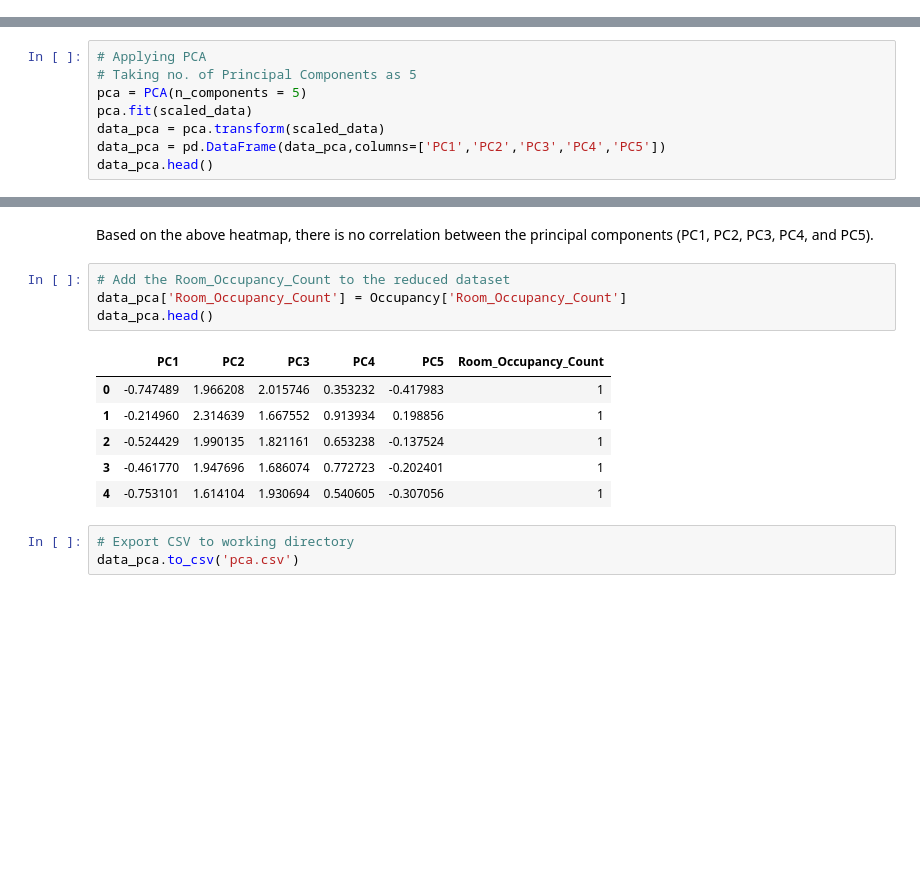
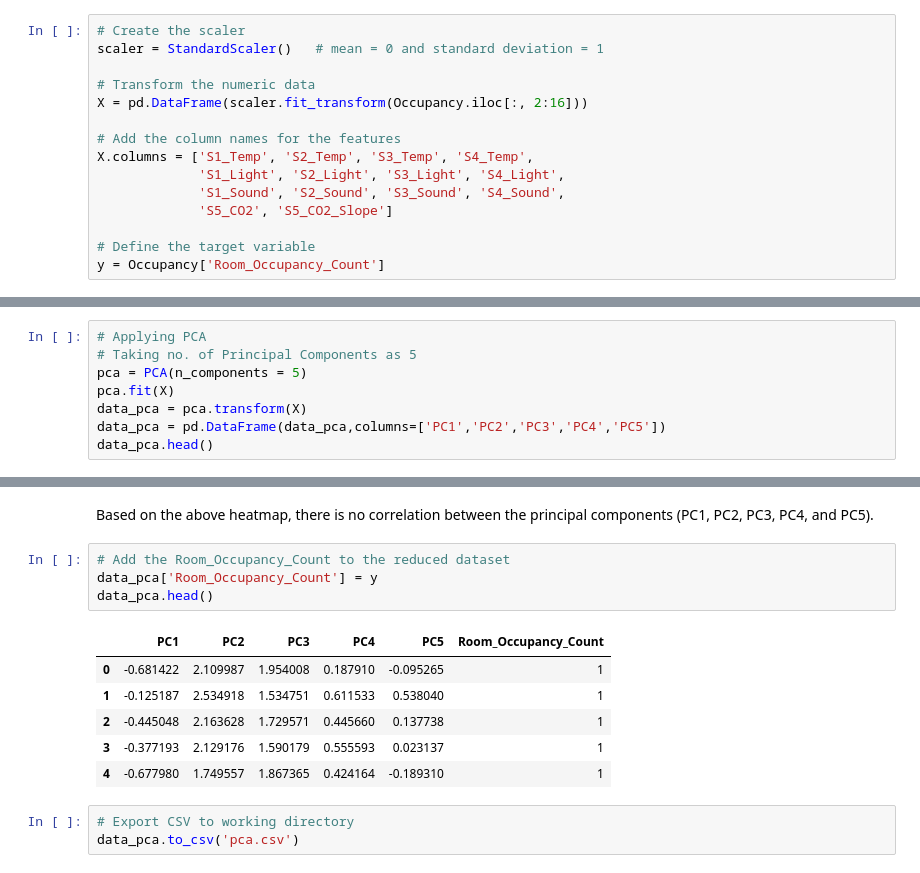
Before and after one commit to jeffreyfitzpatrick/Big-Data-Analytics-Capstone-Project, a Jupyter notebook: Dimensionality_Reduction.ipynb, the cells around one changed output, grey strips where cells are left out. Saved outputs shown, nothing was run; the diff lists cells and outputs as text; blank space fills up the shorter version.

```diff
--- a/Dimensionality_Reduction.ipynb
+++ b/Dimensionality_Reduction.ipynb
@@ -96,0 +81,15 @@ scaled_data.head()
+# %%
+# Create the scaler
+scaler = StandardScaler()   # mean = 0 and standard deviation = 1
+
+# Transform the numeric data
+X = pd.DataFrame(scaler.fit_transform(Occupancy.iloc[:, 2:16]))
+
+# Add the column names for the features
+X.columns = ['S1_Temp', 'S2_Temp', 'S3_Temp', 'S4_Temp',
+             'S1_Light', 'S2_Light', 'S3_Light', 'S4_Light',
+             'S1_Sound', 'S2_Sound', 'S3_Sound', 'S4_Sound',
+             'S5_CO2', 'S5_CO2_Slope']
+
+# Define the target variable
+y = Occupancy['Room_Occupancy_Count']
@@ -112,8 +120,8 @@ I've chosen 5 as the number of principal components we want in our final dataset
 # Applying PCA
 # Taking no. of Principal Components as 5
 pca = PCA(n_components = 5)
-pca.fit(scaled_data)
-data_pca = pca.transform(scaled_data)
+pca.fit(X)
+data_pca = pca.transform(X)
 data_pca = pd.DataFrame(data_pca,columns=['PC1','PC2','PC3','PC4','PC5'])
 data_pca.head()
 # %% [output]
@@ -158,15 +187,15 @@ sns.heatmap(data_pca.corr())
 Based on the above heatmap, there is no correlation between the principal components (PC1, PC2, PC3, PC4, and PC5).
 # %%
 # Add the Room_Occupancy_Count to the reduced dataset
-data_pca['Room_Occupancy_Count'] = Occupancy['Room_Occupancy_Count']
+data_pca['Room_Occupancy_Count'] = y
 data_pca.head()
 # %% [output]
 |  | PC1 | PC2 | PC3 | PC4 | PC5 | Room_Occupancy_Count |
-| 0 | -0.747489 | 1.966208 | 2.015746 | 0.353232 | -0.417983 | 1 |
-| 1 | -0.214960 | 2.314639 | 1.667552 | 0.913934 | 0.198856 | 1 |
-| 2 | -0.524429 | 1.990135 | 1.821161 | 0.653238 | -0.137524 | 1 |
-| 3 | -0.461770 | 1.947696 | 1.686074 | 0.772723 | -0.202401 | 1 |
-| 4 | -0.753101 | 1.614104 | 1.930694 | 0.540605 | -0.307056 | 1 |
+| 0 | -0.681422 | 2.109987 | 1.954008 | 0.187910 | -0.095265 | 1 |
+| 1 | -0.125187 | 2.534918 | 1.534751 | 0.611533 | 0.538040 | 1 |
+| 2 | -0.445048 | 2.163628 | 1.729571 | 0.445660 | 0.137738 | 1 |
+| 3 | -0.377193 | 2.129176 | 1.590179 | 0.555593 | 0.023137 | 1 |
+| 4 | -0.677980 | 1.749557 | 1.867365 | 0.424164 | -0.189310 | 1 |
 # %%
 # Export CSV to working directory
 data_pca.to_csv('pca.csv')
```
Also changed, not shown: parts of 9 cells of this notebook.
